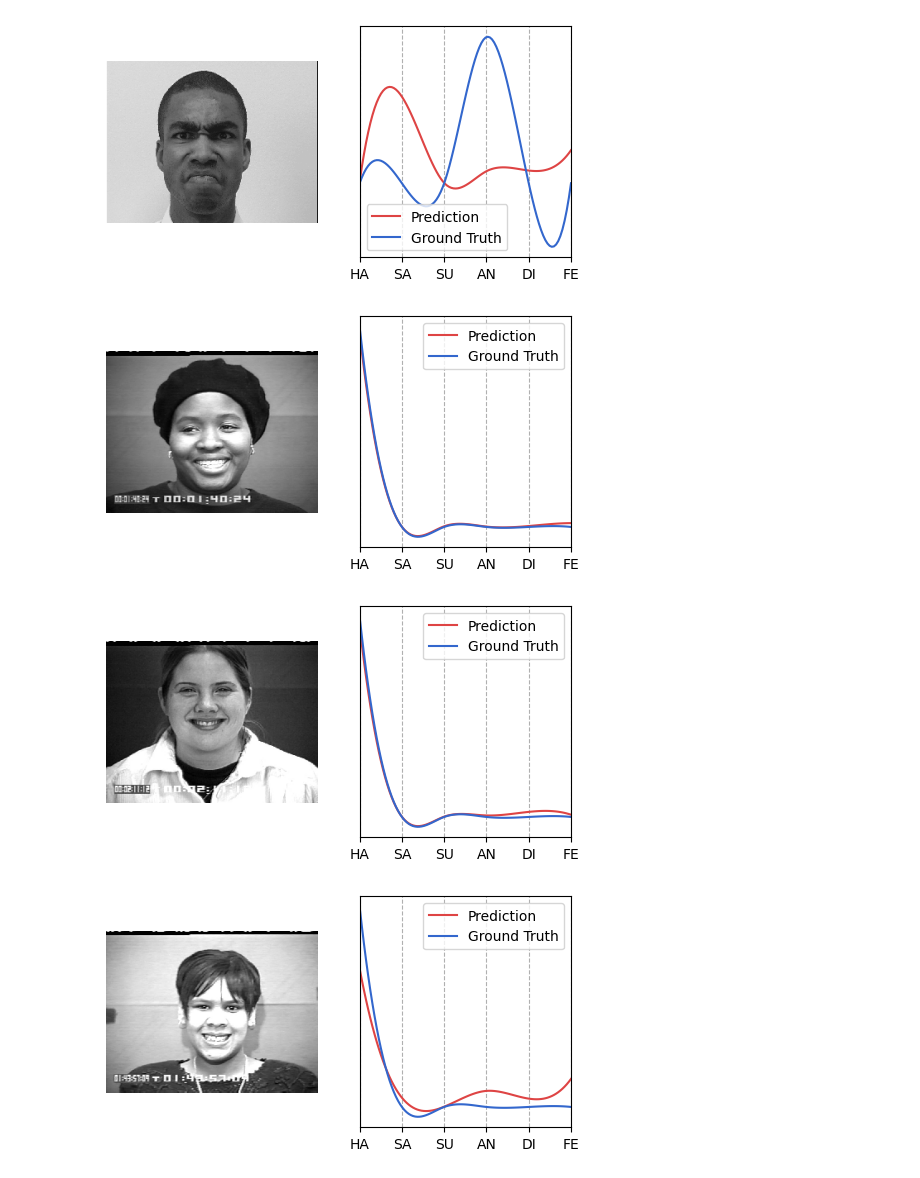
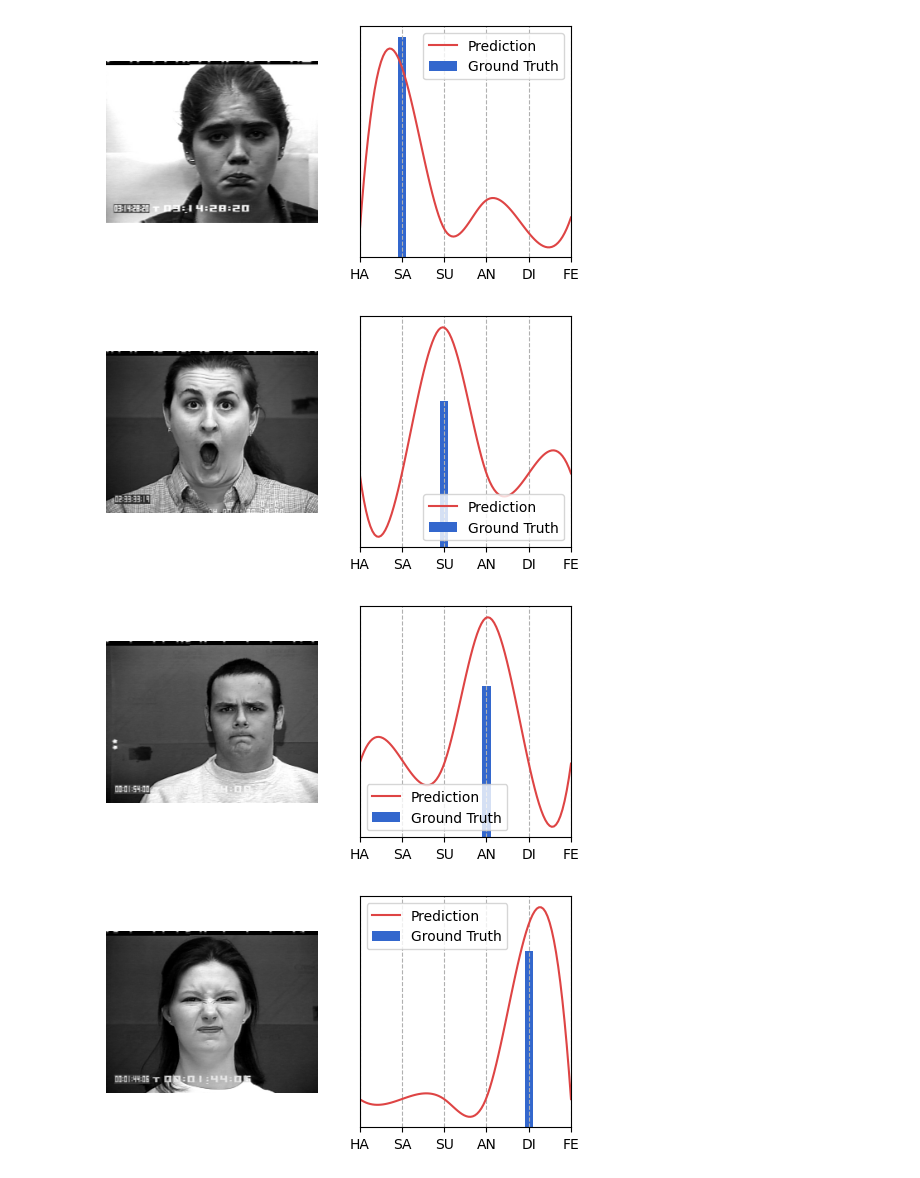
Before and after one commit to SpriteMisaka/PyLDL, a Jupyter notebook: demo/facial_emotion_recognition.ipynb, the cells around one changed output. Drawn from its saved outputs; the diff is of its cells as text; code cells hidden in the pictures.

```diff
--- a/demo/facial_emotion_recognition.ipynb
+++ b/demo/facial_emotion_recognition.ipynb
@@ -56,4 +67,8 @@ y_pred = lrr.predict(X[test])
+# %%
+df = pd.DataFrame({'score': euclidean(y[test], y_pred, reduction=None),
+                   'group': y[test].argmax(axis=1)})
+samples = df.groupby('group')['score'].idxmin().values
 # %%
-for i in range(5):
+for i in samples:
     fer.visualization(X[test][i], y_pred[i], y[test][i])
 # %% [output]
@@ -77,6 +92,6 @@ val = int(train.shape[0] * 0.9)
 alsg = fer.LDL_ALSG()
 # %%
 alsg.fit(X[train][:val], y[train][:val], fps, aus, verbose=1,
-         batch_size=32, epochs=500, optimizer=keras.optimizers.SGD(2e-5),
-         X_val=X[train][val:], y_val=y[train][val:], callbacks=[LDLEarlyStopping(monitor='loss')])
+         batch_size=32, optimizer=keras.optimizers.SGD(1e-4),
+         X_val=X[train][val:], y_val=y[train][val:], callbacks=[LDLEarlyStopping(monitor='loss', patience=50)]);
 # %% [output]
@@ -88,4 +108,8 @@ y_pred = alsg.predict_proba(X[test])
+# %%
+df = pd.DataFrame({'score': euclidean(y[test], y_pred, reduction=None),
+                   'group': y[test].argmax(axis=1)})
+samples = df.groupby('group')['score'].idxmin().values
 # %%
-for i in range(5):
-    fer.visualization(X[test][i], y_pred[i], y[test][i])
+for i in samples:
+    fer.visualization(X[test][i], y_pred[i], y[test][i], style_real='binary')
 # %% [output]
@@ -93,4 +117,4 @@ for i in range(5):
-[figure, old version]
+[figure, new version]
-[figure, old version]
+[figure, new version]
-[figure, old version]
+[figure, new version]
-[figure, old version]
+[figure, new version]
```
Also changed, not shown: parts of 12 cells of this notebook, 46 other files.
